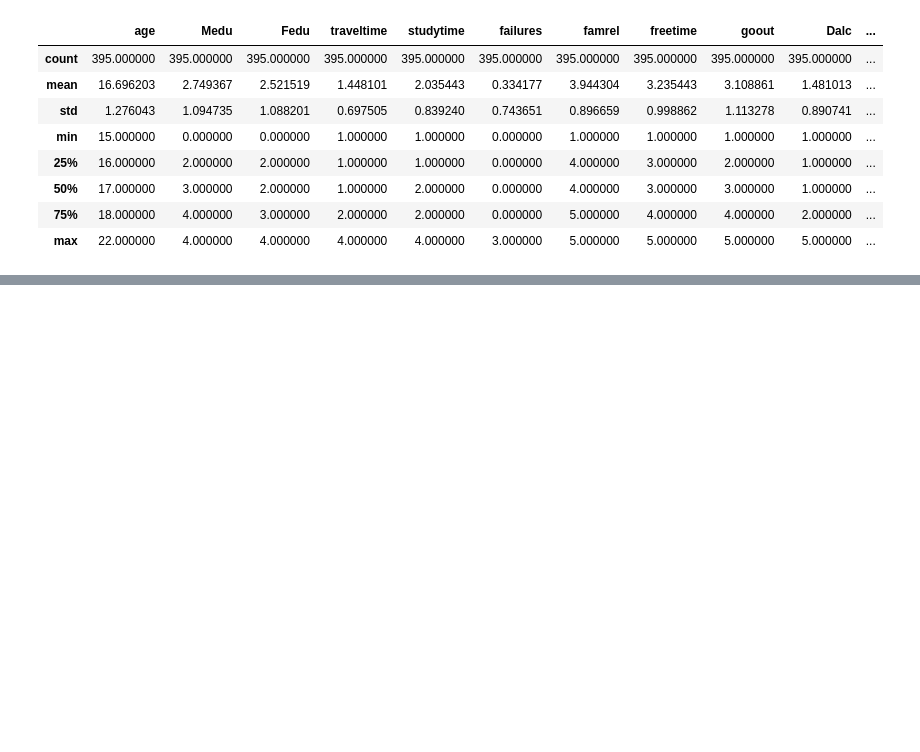
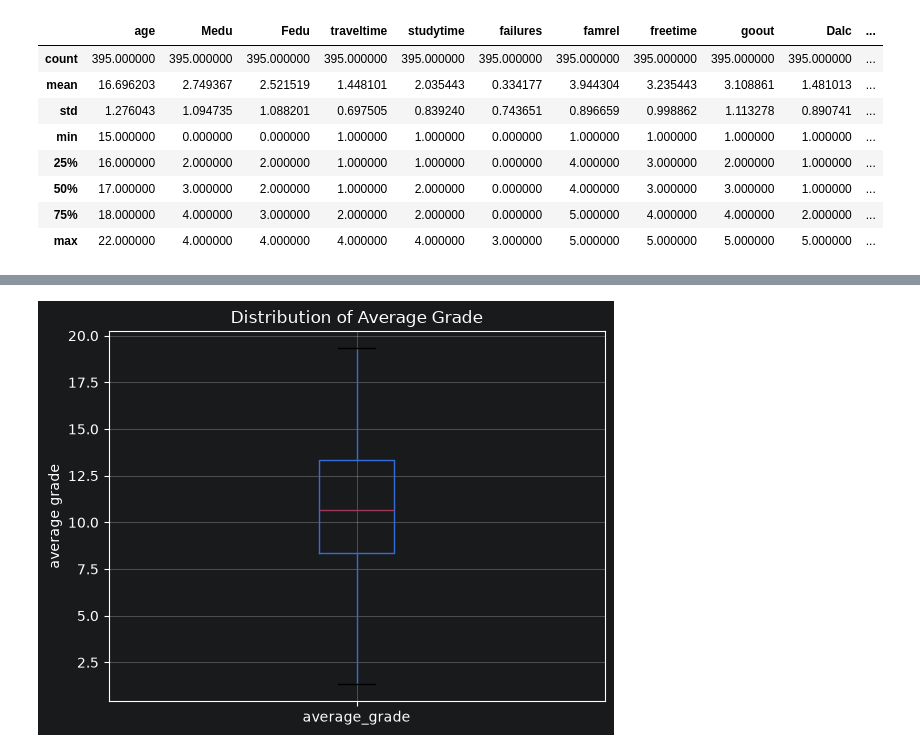
Before and after one commit to mukitanalyticsUT/StudentPerformanceDA, a Jupyter notebook: app.ipynb, the cells around one changed output, grey strips where cells are left out. Cells and saved outputs as stored; diff of their text form; code cells hidden in the pictures; blank space fills up the shorter version.

```diff
--- a/app.ipynb
+++ b/app.ipynb
@@ -124,0 +183,10 @@ df.describe()
+# %%
+# using box plt
+#df['average_grade'].hist(bins=5, color='skyblue', edgecolor='black')
+df.boxplot(column='average_grade')
+plt.title('Distribution of Average Grade')
+#plt.plot()
+plt.ylabel('average grade')
+plt.show()
+# %% [output]
+[figure, added]
```
Also changed, not shown: parts of 21 cells of this notebook, 1 other file.
